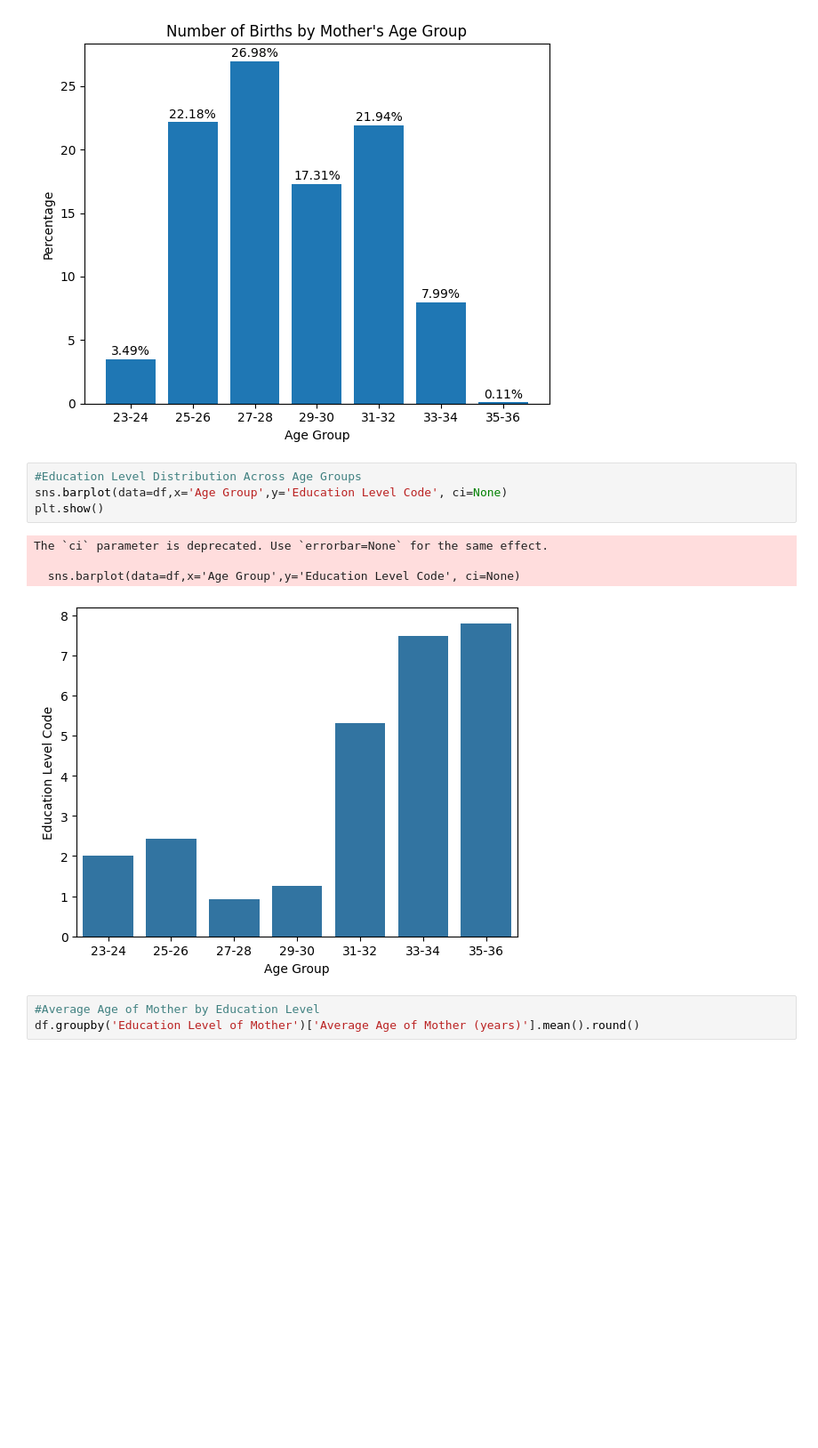
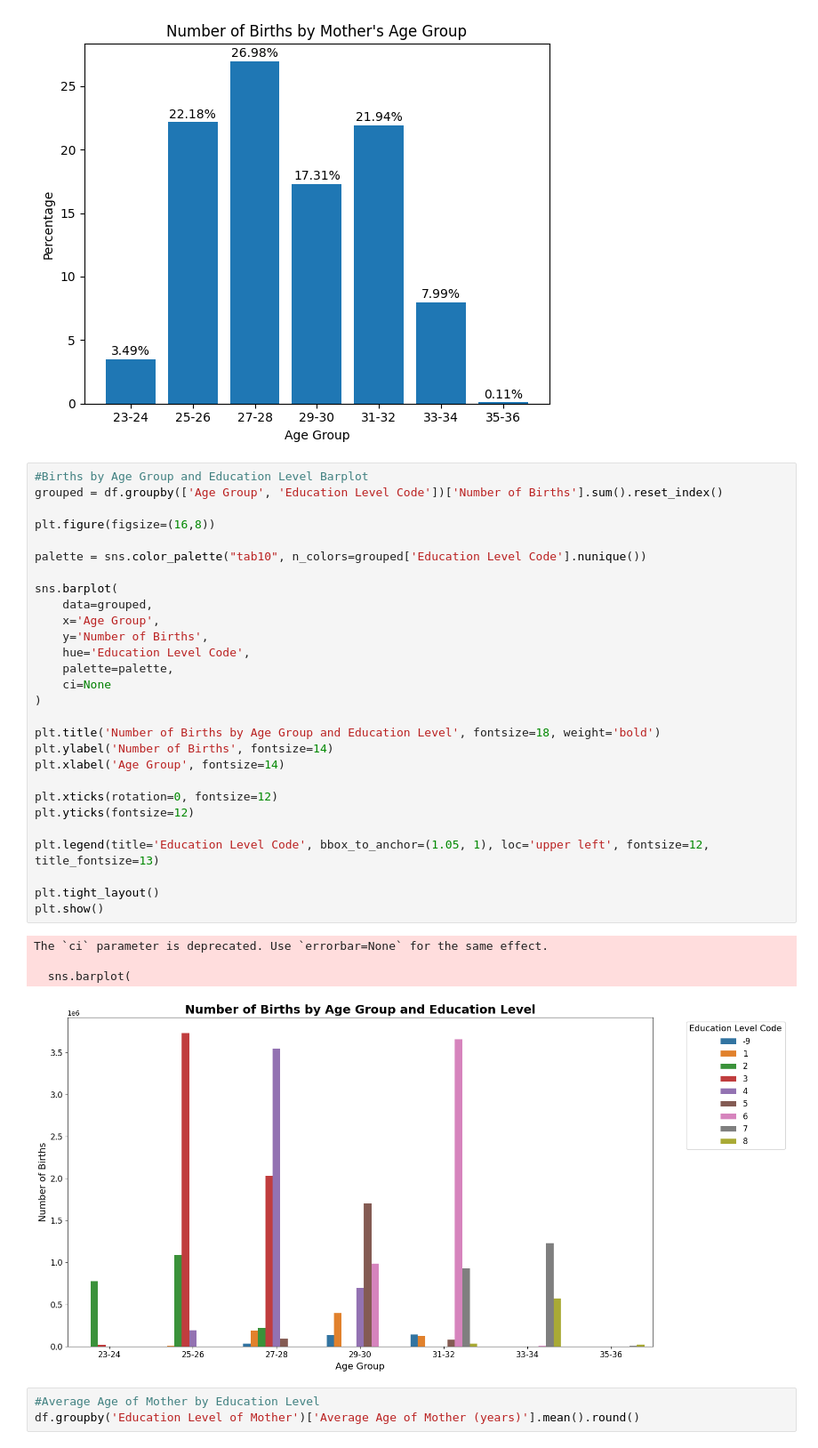
Before and after one commit to ZhansayaNessipbek/Breakpoint-School, a Jupyter notebook: US_births_2016_2021.ipynb, the cells around one changed output. Shown at 89% size. Saved outputs shown, nothing was run; the diff lists cells and outputs as text; blank space fills up the shorter version.

```diff
--- a/US_births_2016_2021.ipynb
+++ b/US_births_2016_2021.ipynb
@@ -289,15 +289,39 @@ for bar in bars:
 plt.show()
 # %% [output]
 [figure]
-# %%
-#Education Level Distribution Across Age Groups
-sns.barplot(data=df,x='Age Group',y='Education Level Code', ci=None)
-plt.show()
-# %% [output]
-The `ci` parameter is deprecated. Use `errorbar=None` for the same effect.
-
-  sns.barplot(data=df,x='Age Group',y='Education Level Code', ci=None)
-[figure, removed]
+# %%
+#Births by Age Group and Education Level Barplot
+grouped = df.groupby(['Age Group', 'Education Level Code'])['Number of Births'].sum().reset_index()
+
+plt.figure(figsize=(16,8))
+
+palette = sns.color_palette("tab10", n_colors=grouped['Education Level Code'].nunique())
+
+sns.barplot(
+    data=grouped,
+    x='Age Group',
+    y='Number of Births',
+    hue='Education Level Code',
+    palette=palette,
+    ci=None
+)
+
+plt.title('Number of Births by Age Group and Education Level', fontsize=18, weight='bold')
+plt.ylabel('Number of Births', fontsize=14)
+plt.xlabel('Age Group', fontsize=14)
+
+plt.xticks(rotation=0, fontsize=12)
+plt.yticks(fontsize=12)
+
+plt.legend(title='Education Level Code', bbox_to_anchor=(1.05, 1), loc='upper left', fontsize=12, title_fontsize=13)
+
+plt.tight_layout()
+plt.show()
+# %% [output]
+The `ci` parameter is deprecated. Use `errorbar=None` for the same effect.
+
+  sns.barplot(
+[figure, added]
 # %%
 #Average Age of Mother by Education Level
 df.groupby('Education Level of Mother')['Average Age of Mother (years)'].mean().round()
```
